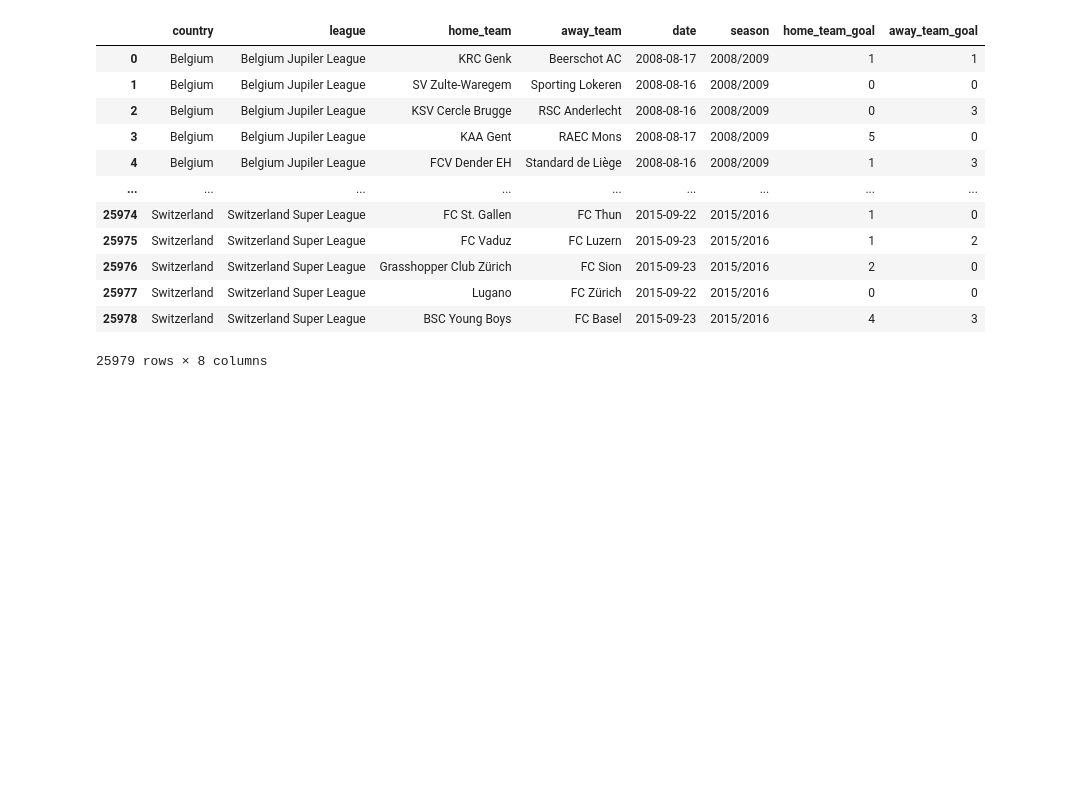
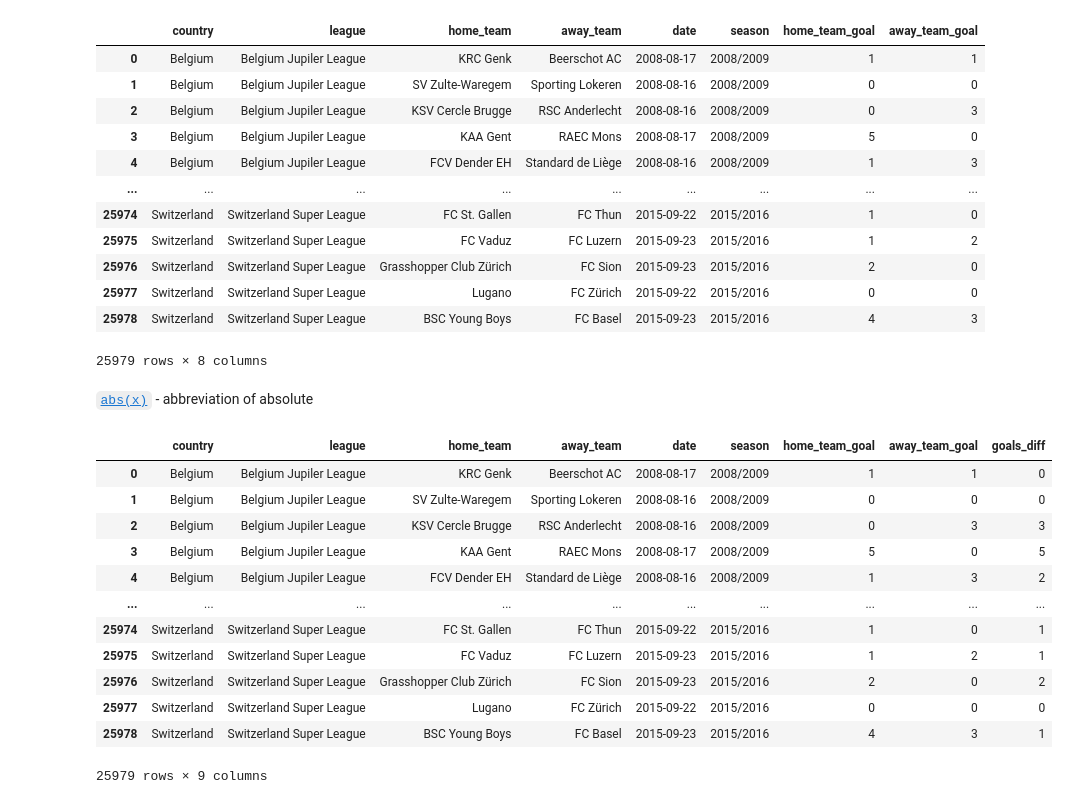
Before and after one commit to alx2202/DataAnalysis, a Jupyter notebook: Day10/ex_3.ipynb, the cells around one changed output. Drawn from its saved outputs; the diff is of its cells as text; code cells hidden in the pictures; blank space fills up the shorter version.

```diff
--- a/Day10/ex_3.ipynb
+++ b/Day10/ex_3.ipynb
@@ -31,0 +30,20 @@ matches
+# %% [markdown]
+[`abs(x)`](https://docs.python.org/3/library/functions.html?highlight=abs#abs) - abbreviation of absolute
+# %%
+# matches['something'] = matches['sometheing'] + matches['sometheing']
+matches['goals_diff'] = abs(matches['home_team_goal'] - matches['away_team_goal'])  #
+matches
+# %% [output]
+|  | country | league | home_team | away_team | date | season | home_team_goal | away_team_goal | goals_diff |
+| 0 | Belgium | Belgium Jupiler League | KRC Genk | Beerschot AC | 2008-08-17 | 2008/2009 | 1 | 1 | 0 |
+| 1 | Belgium | Belgium Jupiler League | SV Zulte-Waregem | Sporting Lokeren | 2008-08-16 | 2008/2009 | 0 | 0 | 0 |
+| 2 | Belgium | Belgium Jupiler League | KSV Cercle Brugge | RSC Anderlecht | 2008-08-16 | 2008/2009 | 0 | 3 | 3 |
+| 3 | Belgium | Belgium Jupiler League | KAA Gent | RAEC Mons | 2008-08-17 | 2008/2009 | 5 | 0 | 5 |
+| 4 | Belgium | Belgium Jupiler League | FCV Dender EH | Standard de Liège | 2008-08-16 | 2008/2009 | 1 | 3 | 2 |
+| ... | ... | ... | ... | ... | ... | ... | ... | ... | ... |
+| 25974 | Switzerland | Switzerland Super League | FC St. Gallen | FC Thun | 2015-09-22 | 2015/2016 | 1 | 0 | 1 |
+| 25975 | Switzerland | Switzerland Super League | FC Vaduz | FC Luzern | 2015-09-23 | 2015/2016 | 1 | 2 | 1 |
+| 25976 | Switzerland | Switzerland Super League | Grasshopper Club Zürich | FC Sion | 2015-09-23 | 2015/2016 | 2 | 0 | 2 |
+| 25977 | Switzerland | Switzerland Super League | Lugano | FC Zürich | 2015-09-22 | 2015/2016 | 0 | 0 | 0 |
+| 25978 | Switzerland | Switzerland Super League | BSC Young Boys | FC Basel | 2015-09-23 | 2015/2016 | 4 | 3 | 1 |
+25979 rows × 9 columns
```
Also changed, not shown: parts of 9 cells of this notebook.
